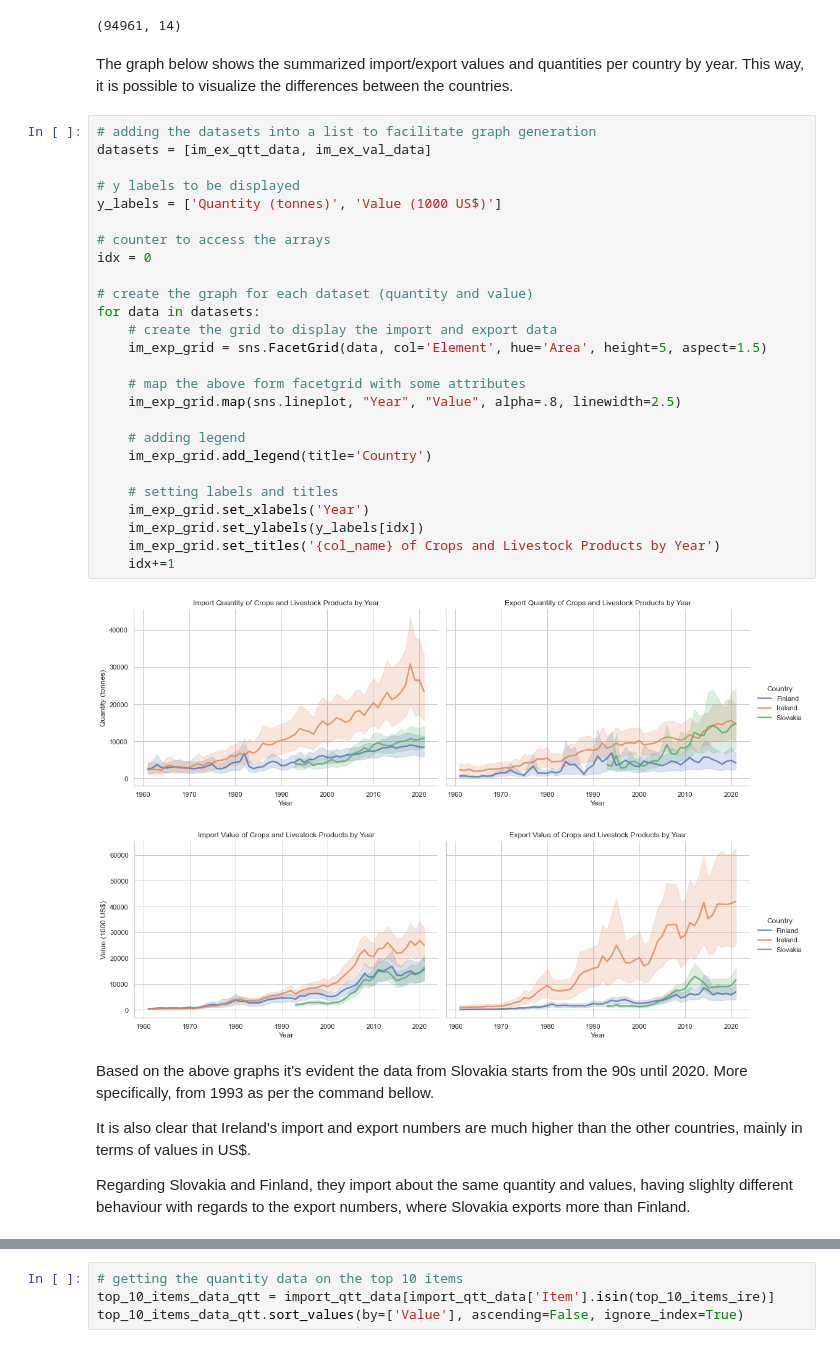
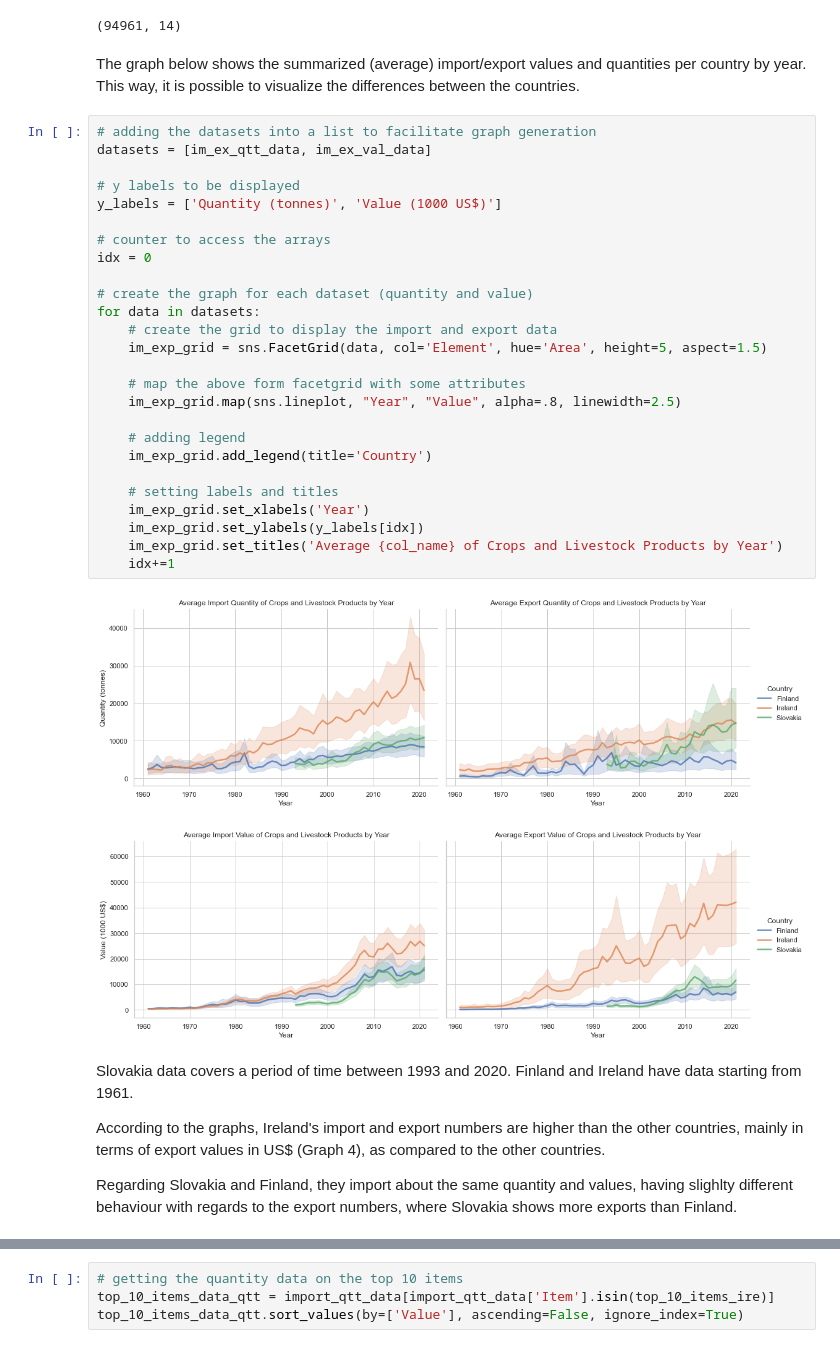
Before and after one commit to CCT-MastersDA/cct-ca2, a Jupyter notebook: jupyter/Statistics.ipynb, the cells around one changed output, grey strips where cells are left out. Cells and saved outputs as stored; diff of their text form.

```diff
--- a/jupyter/Statistics.ipynb
+++ b/jupyter/Statistics.ipynb
@@ -393,40 +450,40 @@ im_ex_qtt_data.shape
 # %% [output]
 (94961, 14)
 # %% [markdown]
-The graph below shows the summarized import/export values and quantities per country by year. This way, it is possible to visualize the differences between the countries.
+The graph below shows the summarized (average) import/export values and quantities per country by year. This way, it is possible to visualize the differences between the countries.
 # %%
 # adding the datasets into a list to facilitate graph generation
 datasets = [im_ex_qtt_data, im_ex_val_data]
 
 # y labels to be displayed
 y_labels = ['Quantity (tonnes)', 'Value (1000 US$)']
 
 # counter to access the arrays
 idx = 0
 
 # create the graph for each dataset (quantity and value)
 for data in datasets:
     # create the grid to display the import and export data
     im_exp_grid = sns.FacetGrid(data, col='Element', hue='Area', height=5, aspect=1.5)
 
     # map the above form facetgrid with some attributes
     im_exp_grid.map(sns.lineplot, "Year", "Value", alpha=.8, linewidth=2.5)
 
     # adding legend
     im_exp_grid.add_legend(title='Country')
 
     # setting labels and titles
     im_exp_grid.set_xlabels('Year')
     im_exp_grid.set_ylabels(y_labels[idx])
-    im_exp_grid.set_titles('{col_name} of Crops and Livestock Products by Year')
+    im_exp_grid.set_titles('Average {col_name} of Crops and Livestock Products by Year')
     idx+=1
 # %% [output]
-[figure, old version]
+[figure, new version]
-[figure, old version]
+[figure, new version]
 # %% [markdown]
-Based on the above graphs it's evident the data from Slovakia starts from the 90s until 2020. More specifically, from 1993 as per the command bellow.
+Slovakia data covers a period of time between 1993 and 2020. Finland and Ireland have data starting from 1961.
 
-It is also clear that Ireland's import and export numbers are much higher than the other countries, mainly in terms of values in US$.
+According to the graphs, Ireland's import and export numbers are higher than the other countries, mainly in terms of export values in US$ (Graph 4), as compared to the other countries.
 
-Regarding Slovakia and Finland, they import about the same quantity and values, having slighlty different behaviour with regards to the export numbers, where Slovakia exports more than Finland.
+Regarding Slovakia and Finland, they import about the same quantity and values, having slighlty different behaviour with regards to the export numbers, where Slovakia shows more exports than Finland.
 # %%
```
Also changed, not shown: parts of 40 cells of this notebook, 1 other file.
